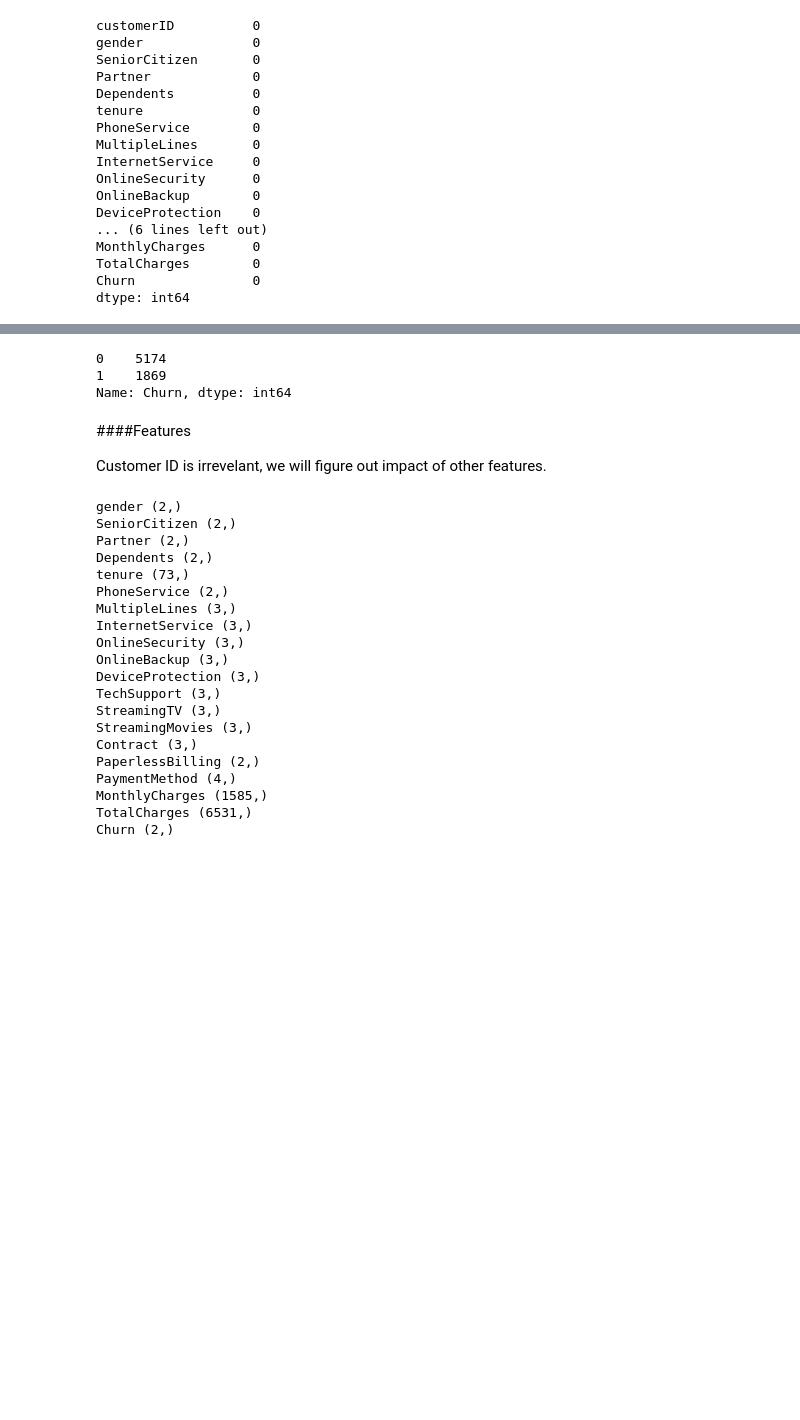
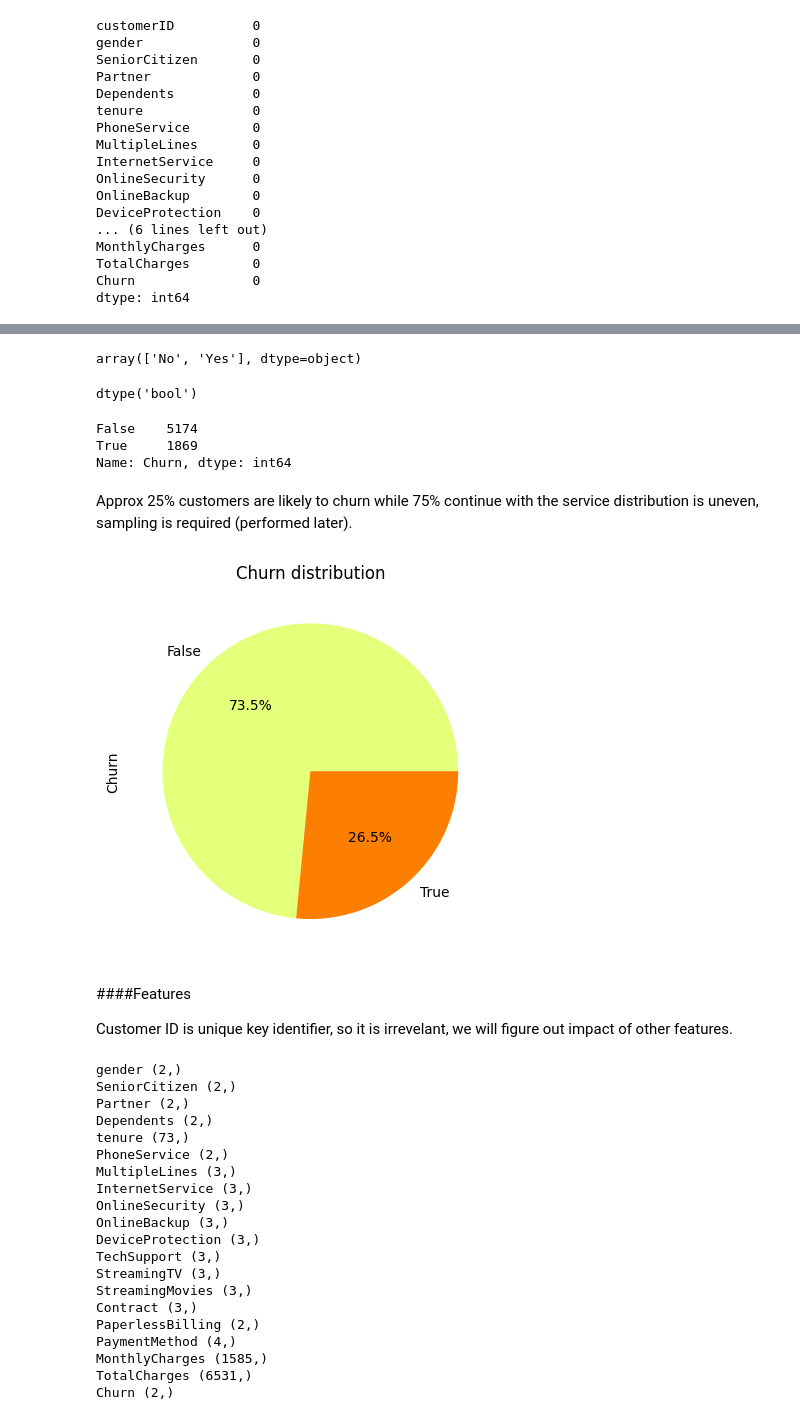
Before and after one commit to tejal04/Telco-Customer-Churn, a Jupyter notebook: EDA_Customer_Churn_Prediction.ipynb, the cells around one changed output, grey strips where cells are left out. Drawn from its saved outputs; the diff is of its cells as text; code cells hidden in the pictures; blank space fills up the shorter version.

```diff
--- a/EDA_Customer_Churn_Prediction.ipynb
+++ b/EDA_Customer_Churn_Prediction.ipynb
@@ -104,16 +140,33 @@ Name: Churn, dtype: int64
-# %%
-#update churn values [Yes,No] to numeric [0,1]
-churn_numeric = {'Yes':1, 'No':0}
-df.Churn.replace(churn_numeric, inplace=True)
-df["Churn"].value_counts()
-# %% [output]
-0    5174
-1    1869
-Name: Churn, dtype: int64
+# %%
+#check for invalid values
+df["Churn"].unique()
+# %% [output]
+array(['No', 'Yes'], dtype=object)
+# %%
+#convert to boolean datatype
+bool_dict = {"Yes" :True, "No":False}
+df["Churn"] = df["Churn"].replace(bool_dict)
+df.Churn.dtype
+# %% [output]
+dtype('bool')
+# %%
+#check distribution of target
+df["Churn"].value_counts()
+# %% [output]
+False    5174
+True     1869
+Name: Churn, dtype: int64
+# %% [markdown]
+Approx 25% customers are likely to churn while 75% continue with the service distribution is uneven, sampling is required (performed later).
+# %%
+df.Churn.value_counts().plot(kind='pie',autopct='%1.1f%%', title="Churn distribution", colormap='Wistia')
+plt.show()
+# %% [output]
+[figure, added]
 # %% [markdown]
 ####Features
 
-Customer ID is irrevelant, we will figure out impact of other features.
+Customer ID is unique key identifier, so it is irrevelant, we will figure out impact of other features.
 # %%
 #customerID is not helpful in Analysis
 df.drop(['customerID'], axis=1, inplace=True)
```
Also changed, not shown: parts of 109 cells of this notebook.
